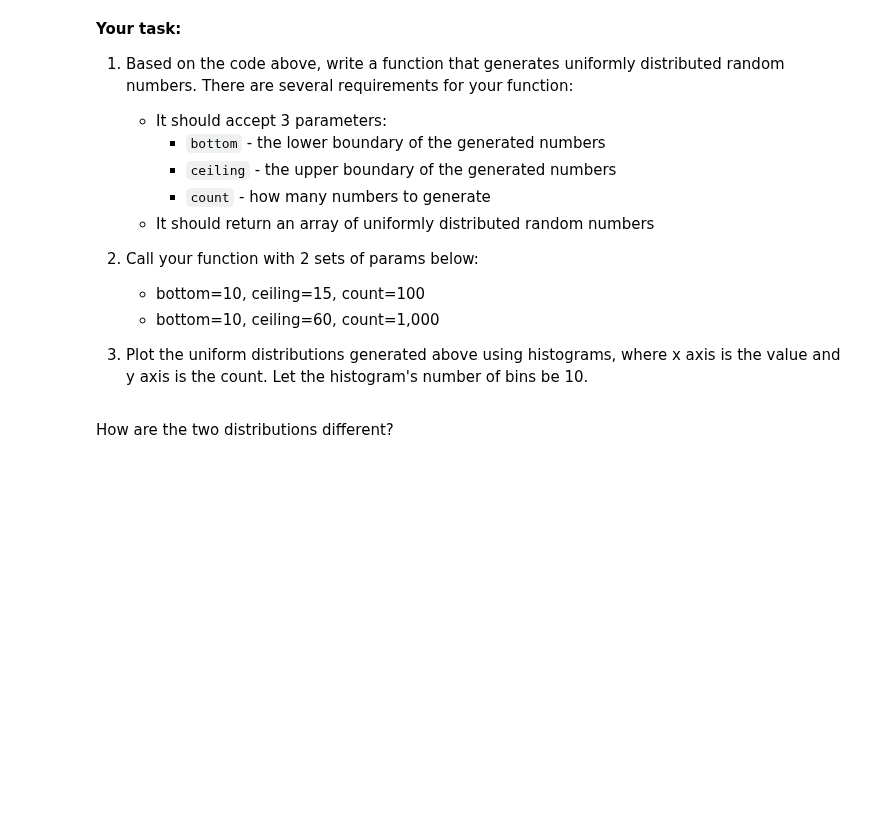
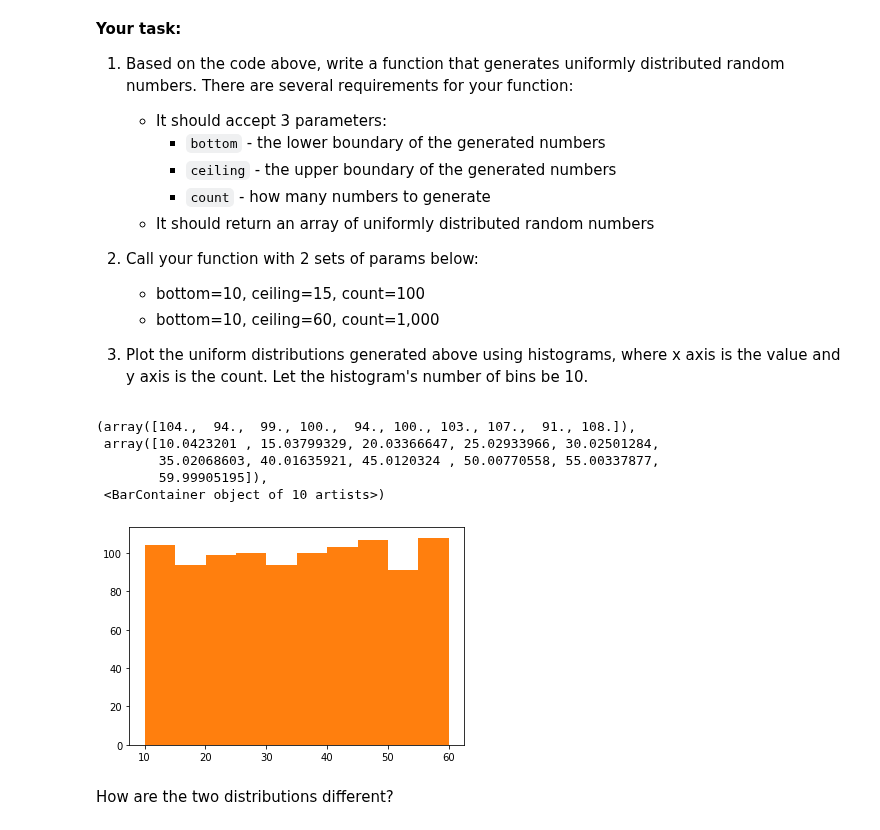
Before and after one commit to ta-datapt-bcn/lab-cont-probability-distribution, a Jupyter notebook: your_code/main.ipynb, the cells around one changed output. Cells and saved outputs as stored; diff of their text form; code cells hidden in the pictures; blank space fills up the shorter version.

```diff
--- a/your_code/main.ipynb
+++ b/your_code/main.ipynb
@@ -46,3 +46,24 @@ print(randoms)
+# %%
+# your code here
+
+def unif(bottom, ceiling, count):
+    bottom = bottom
+    ceiling = ceiling
+    count= count
+    x = uniform.rvs(size = count)
+    x1 = bottom + (ceiling-bottom)*x
+    return plt.hist(x1 , bins = 10)
+
+unif(10,15,100)
+
+unif(10,60,1000)
+# %% [output]
+(array([104.,  94.,  99., 100.,  94., 100., 103., 107.,  91., 108.]),
+ array([10.0423201 , 15.03799329, 20.03366647, 25.02933966, 30.02501284,
+        35.02068603, 40.01635921, 45.0120324 , 50.00770558, 55.00337877,
+        59.99905195]),
+ <BarContainer object of 10 artists>)
+[figure, added]
 # %% [markdown]
 How are the two distributions different?
 # %%
```
Also changed, not shown: parts of 12 cells of this notebook.
